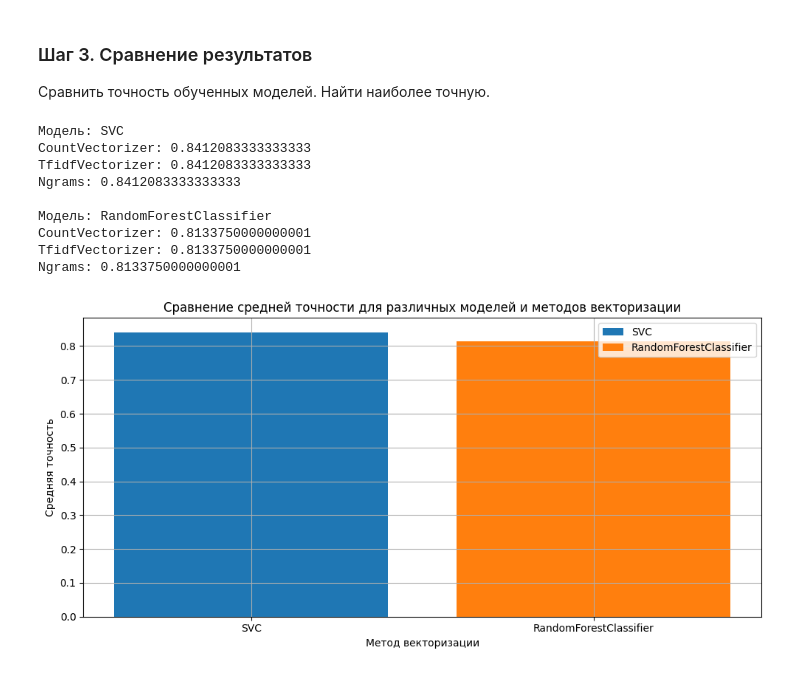
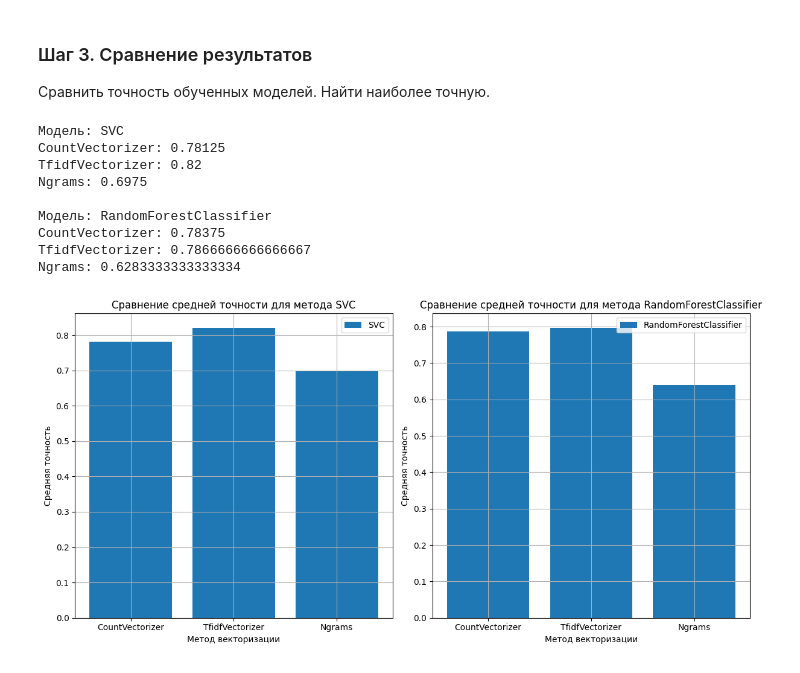
Before and after one commit to L1KASA/Computational-Linguistics-NLP, a Jupyter notebook: lab2/lab_2_6409_ТахмазоваАШ.ipynb, the cells around one changed output. Saved outputs shown, nothing was run; the diff lists cells and outputs as text; code cells hidden in the pictures.

```diff
--- a/lab2/lab_2_6409_ТахмазоваАШ.ipynb
+++ b/lab2/lab_2_6409_ТахмазоваАШ.ipynb
@@ -102,6 +103,6 @@ print(preprocessed_text)
 # %% [output]
 since five turning wasting time enough
 # %%
-imdb_data = imdb_data[:10000]
+imdb_data = imdb_data[:25000]
 imdb_data.shape
 # %% [output]
@@ -294,10 +318,6 @@ Fitting 5 folds for each of 6 candidates, totalling 30 fits
 
 Сравнить точность обученных моделей. Найти наиболее точную.
 # %%
-# Модели и методы
-models = ['SVC', 'RandomForestClassifier']
-methods = ['CountVectorizer', 'TfidfVectorizer', 'Ngrams']
-
 # mean для каждой модели и метода
 mean_accuracies = {model: {method: [] for method in methods} for model in models}
 
@@ -306,9 +326,9 @@ for i, model in enumerate(models):
     for j, method in enumerate(methods):
         # Определение точностей в зависимости от модели
         if model == 'SVC':
-            accuracies = svc_accuracies
+            accuracies = [accuracy for m, params, accuracy in svc_accuracies if m == method]
         elif model == 'RandomForestClassifier':
-            accuracies = rfc_accuracies
+            accuracies = [accuracy for m, params, accuracy in rfc_accuracies if m == method]
         # Получение средней точности для текущей модели и метода
         mean_accuracies[model][method] = np.mean(accuracies)
 
@@ -320,29 +340,47 @@ for model in models:
     print()
 # %% [output]
 Модель: SVC
-CountVectorizer: 0.8412083333333333
-TfidfVectorizer: 0.8412083333333333
-Ngrams: 0.8412083333333333
+CountVectorizer: 0.78125
+TfidfVectorizer: 0.82
+Ngrams: 0.6975
 
 Модель: RandomForestClassifier
-CountVectorizer: 0.8133750000000001
-TfidfVectorizer: 0.8133750000000001
-Ngrams: 0.8133750000000001
+CountVectorizer: 0.78375
+TfidfVectorizer: 0.7866666666666667
+Ngrams: 0.6283333333333334
-# %%
-plt.figure(figsize=(10, 5))
-
-# Для каждой модели и её точностей в средних значениях
-for model, accuracies in mean_accuracies.items():
-    # Создание столбчатой диаграммы
-    plt.bar(model, accuracies.values(), label=model)
-
-plt.xlabel('Метод векторизации')
-plt.ylabel('Средняя точность')
-plt.title('Сравнение средней точности для различных моделей и методов векторизации')
-plt.legend()
-plt.grid(True)
-
-plt.tight_layout()
-plt.show()
-# %% [output]
-[figure, removed]
+# %%
+# Создание графика с двумя подграфиками
+fig, axes = plt.subplots(nrows=1, ncols=2, figsize=(12, 6))
+
+# Для каждой модели
+for ax, (model, accuracies) in zip(axes, mean_accuracies.items()):
+    # Создание столбчатой диаграммы для каждой модели
+    ax.bar(np.arange(len(methods)), list(accuracies.values()), label=model)
+
+    # Установка меток по оси x
+    ax.set_xticks(np.arange(len(methods)))
+    ax.set_xticklabels(methods)
+
+    # Установка названия оси x
+    ax.set_xlabel('Метод векторизации')
+
+    # Установка названия оси y
+    ax.set_ylabel('Средняя точность')
+
+    # Установка заголовка для графика
+    ax.set_title(f'Сравнение средней точности для метода {model}')
+
+    # Добавление сетки на график
+    ax.grid(True)
+
+# Добавление легенды для графиков
+axes[0].legend()
+axes[1].legend()
+
+# Автоматическое выравнивание расположения элементов на графике
+plt.tight_layout()
+
+# Отображение графика
+plt.show()
+# %% [output]
+[figure, added]
```
Also changed, not shown: parts of 11 cells of this notebook.
